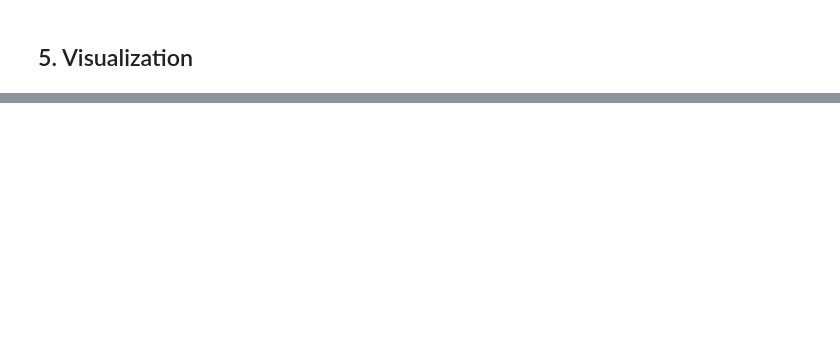
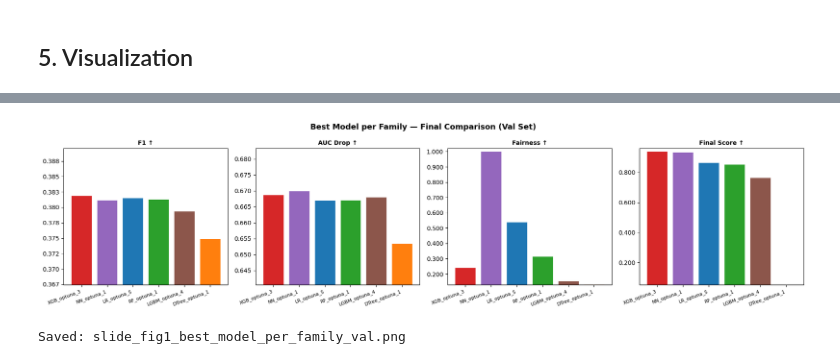
Before and after one commit to shree-sriadibhatla/CSCI-567-Project, a Jupyter notebook: lending_club_final_v8_1_new_auc_drop.ipynb, the cells around one changed output, grey strips where cells are left out. Cells and saved outputs as stored; diff of their text form; code cells hidden in the pictures; blank space fills up the shorter version.

```diff
--- a/lending_club_final_v8_1_new_auc_drop.ipynb
+++ b/lending_club_final_v8_1_new_auc_drop.ipynb
@@ -1221,0 +1310,42 @@ DTree_optuna_5       0.0000            0.6677        0.6532  0.3742      0.2291
+# %%
+# Figure 3: Best Model per Family — Final Comparison (Val Set)
+# 4-panel: F1, AUC Drop (TRP), Fairness, Finals Score
+
+REPRESENTATIVE_MODELS = [best_model_per_family[f][0] for f in family_order if f in best_model_per_family]
+
+plot_df_final = df_ranked_sc[df_ranked_sc['Model'].isin(REPRESENTATIVE_MODELS)].copy()
+plot_df_final['Family'] = plot_df_final['Model'].apply(infer_family)
+# fairness violation = lower is better (invert of _fair_norm)
+plot_df_final['_fair_norm_r'] = 1 - plot_df_final['_fair_norm']
+
+bar_colors = [family_colors.get(f, '#9467bd') for f in plot_df_final['Family']]
+x_labels   = plot_df_final['Model'].astype(str).tolist()
+
+fig, axes = plt.subplots(1, 4, figsize=(18, 4.5))
+fig.suptitle('Best Model per Family — Final Comparison (Val Set)', fontsize=13, fontweight='bold')
+
+metrics = [
+    ('Val F1',       'F1 ↑',                  True,  '%.4f'),
+    ('Val AUC Drop', 'AUC Drop ↑',             True,  '%.4f'),
+    ('_fair_norm', 'Fairness ↑',   True, '%.4f'),
+    ('Final Score',  'Final Score ↑',      True,  '%.4f'),
+]
+
+for ax, (col, title, higher_better, fmt) in zip(axes, metrics):
+    vals = plot_df_final[col].tolist()
+    ax.bar(range(len(x_labels)), vals, color=bar_colors, edgecolor='white', linewidth=0.5)
+    ax.set_title(title, fontsize=10, fontweight='bold')
+    ax.set_xticks(range(len(x_labels)))
+    ax.set_xticklabels(x_labels, rotation=20, ha='right', fontsize=8)
+    ax.yaxis.set_major_formatter(mtick.FormatStrFormatter('%.3f'))
+    min_val = min(vals)
+    max_val = max(vals)
+    ax.set_ylim(min_val * 0.98, max_val * 1.02)
+
+plt.tight_layout()
+plt.savefig('/content/slide_fig1_best_model_per_family_val.png', dpi=150, bbox_inches='tight')
+plt.show()
+print('Saved: slide_fig1_best_model_per_family_val.png')
+# %% [output]
+[figure, added]
+Saved: slide_fig1_best_model_per_family_val.png
```
Also changed, not shown: parts of 3 cells of this notebook, 1 other file.
